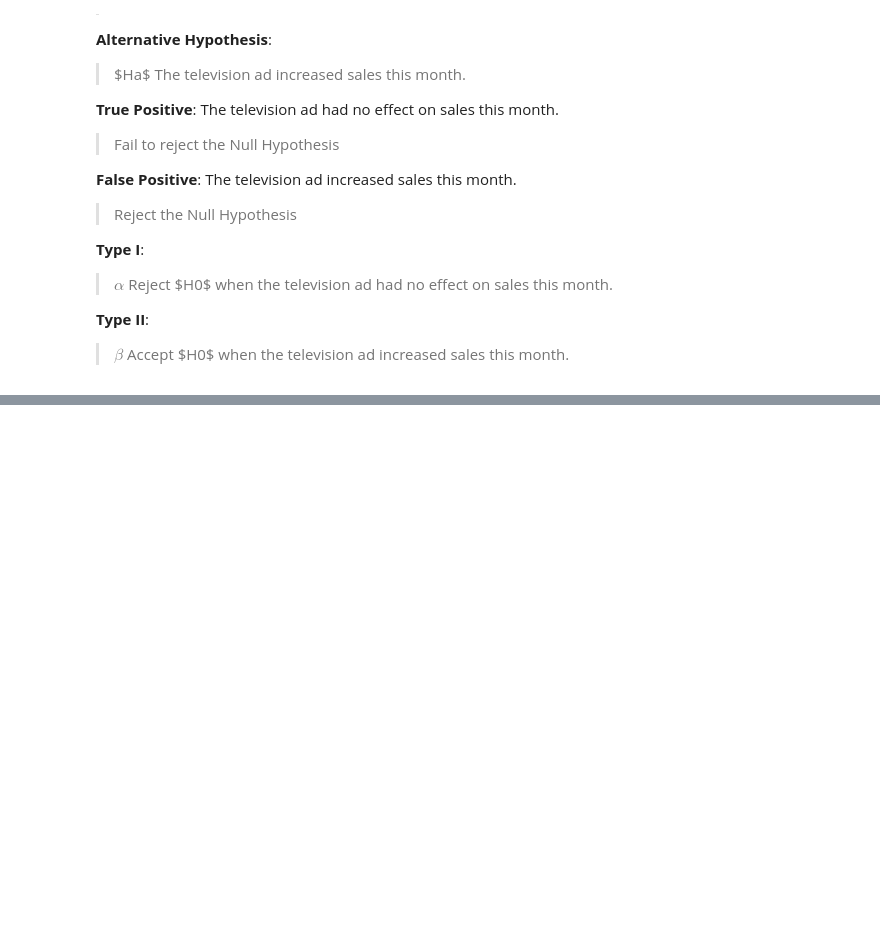
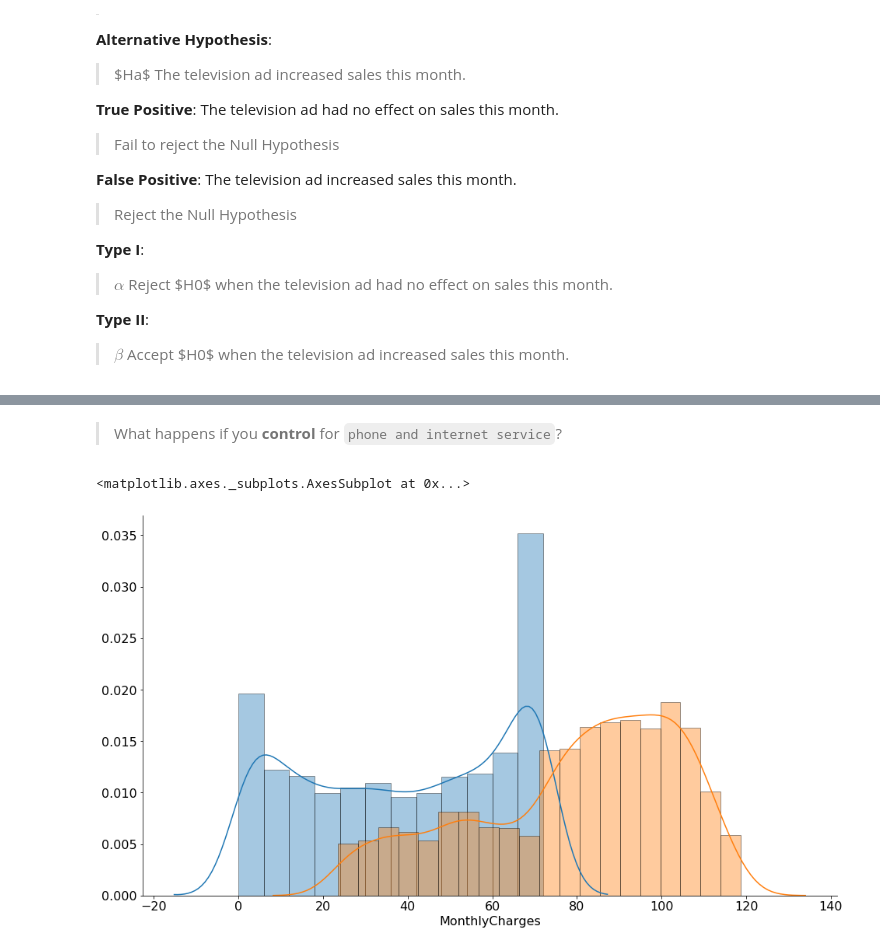
Before and after one commit to Promeos/statistics-exercises, a Jupyter notebook: hypothesis_testing.ipynb, the cells around one changed output, grey strips where cells are left out. Cells and saved outputs as stored; diff of their text form; code cells hidden in the pictures; blank space fills up the shorter version.

```diff
--- a/hypothesis_testing.ipynb
+++ b/hypothesis_testing.ipynb
@@ -263,0 +366,8 @@ __Type II__:
+# %% [markdown]
+> What happens if you __control__ for `phone and internet service`?
+# %%
+sns.distplot(pi_tenure)
+sns.distplot(pi_m_charge)
+# %% [output]
+<matplotlib.axes._subplots.AxesSubplot at 0x...>
+[figure, added]
```
Also changed, not shown: parts of 26 cells of this notebook.
